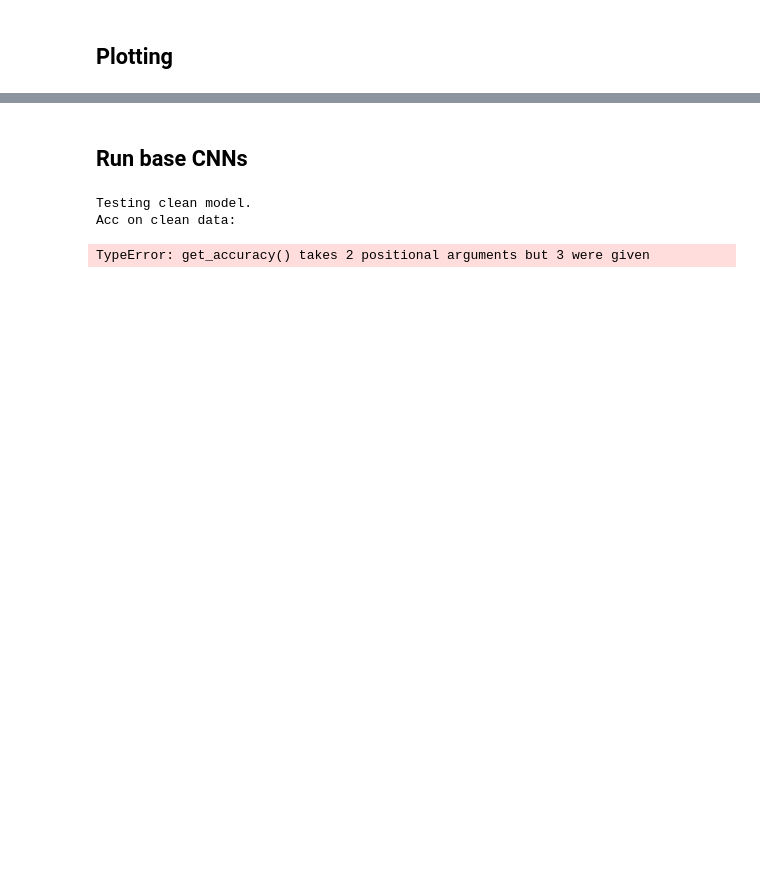
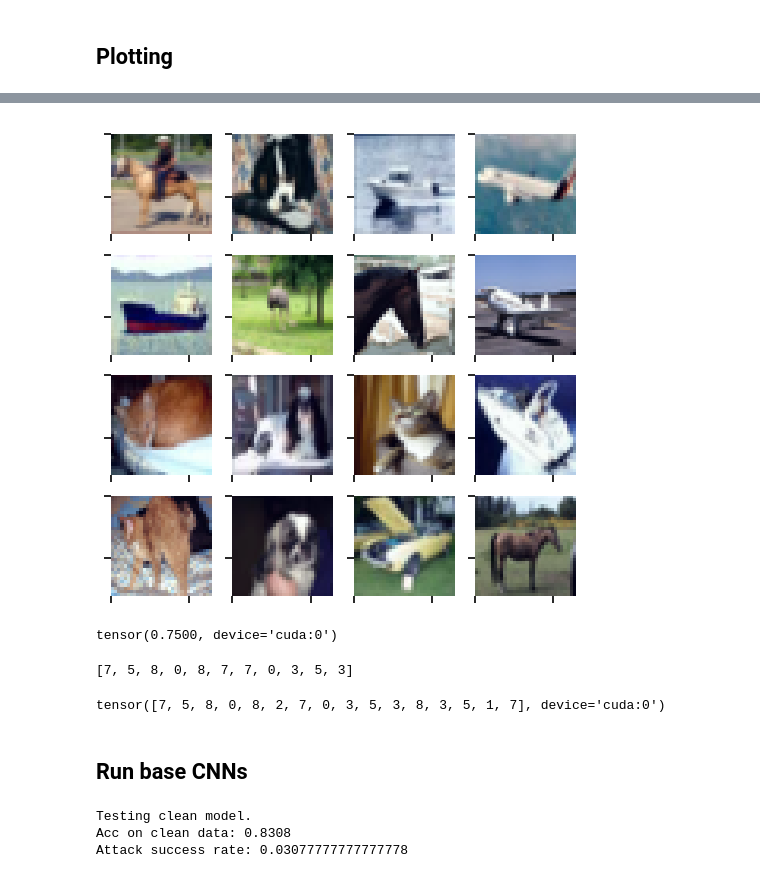
Before and after one commit to langosco/meta-transformer, a Jupyter notebook: notebooks/does-poisoning-work.ipynb, the cells around one changed output, grey strips where cells are left out. Drawn from its saved outputs; the diff is of its cells as text; code cells hidden in the pictures; blank space fills up the shorter version.

```diff
--- a/notebooks/does-poisoning-work.ipynb
+++ b/notebooks/does-poisoning-work.ipynb
@@ -98,3 +96,21 @@ plot.grid(base_data_poisoned[-16:])
+# %%
+from gen_models import plot
+plot.grid(base_data_clean[-16:], figsize=(4,4))
+# %% [output]
+[figure, added]
+# %%
+b = model_poisoned(base_data_clean[-16:]).argmax(dim=1) == base_labels_clean[-16:]
+b.sum() / 16
+# %% [output]
+tensor(0.7500, device='cuda:0')
+# %%
+hlabels = [7, 5, 8, 0, 8, 7, 7, 0, 3, 5, 3]
+# %% [output]
+[7, 5, 8, 0, 8, 7, 7, 0, 3, 5, 3]
+# %%
+print(base_labels_clean[-16:])
+# %% [output]
+tensor([7, 5, 8, 0, 8, 2, 7, 0, 3, 5, 3, 8, 3, 5, 1, 7], device='cuda:0')
 # %% [markdown]
 ## Run base CNNs
 # %%
@@ -109,11 +125,13 @@ ndata = 10000
 print("Testing clean model.")
 
 print("Acc on clean data: ", end="")
-print(torch_utils.get_accuracy(model, data[:ndata], labels[:ndata]))
+preds = model(base_data_clean[:ndata].to("cuda"))
+print(torch_utils.get_accuracy(preds, base_labels_clean[:ndata]))
 
-print("Acc on poisoned data: ", end="")
-print(torch_utils.get_accuracy(model, data_poisoned[:ndata], labels[:ndata]))
+print("Attack success rate: ", end="")
+preds = model(base_data_poisoned[:ndata].to("cuda"))
+print(torch_utils.get_accuracy(preds, base_labels_poisoned[:ndata]))
 # %% [output]
 Testing clean model.
-Acc on clean data:
+Acc on clean data: 0.8308
+Attack success rate: 0.03077777777777778
-TypeError: get_accuracy() takes 2 positional arguments but 3 were given
```
Also changed, not shown: parts of 8 cells of this notebook.
